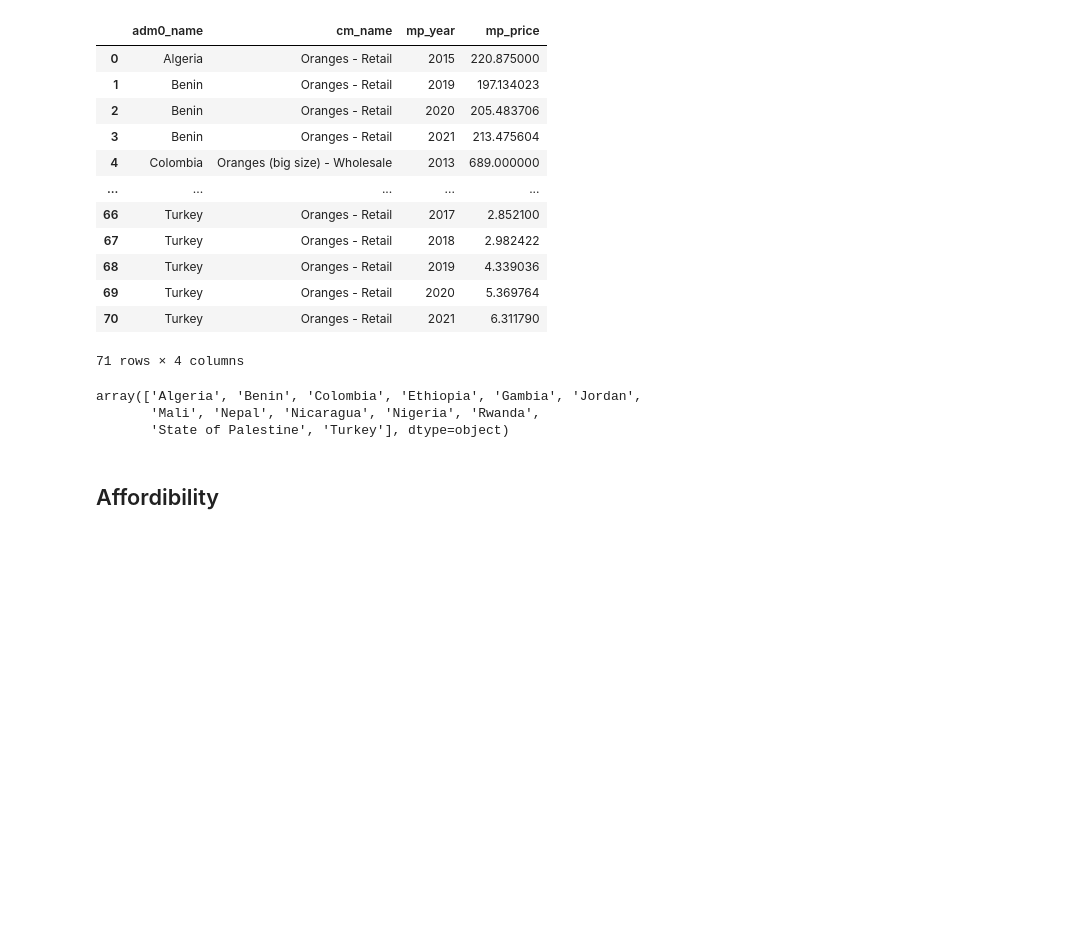
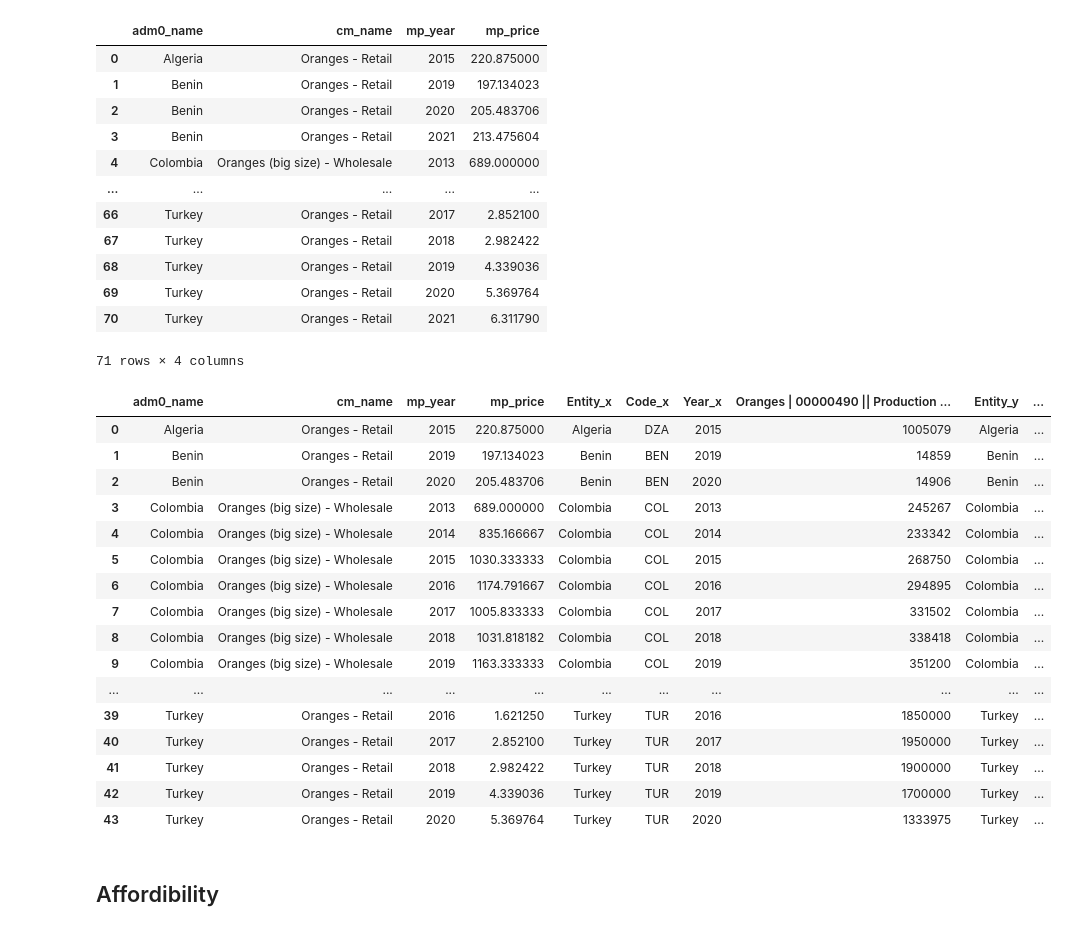
Before and after one commit to roveen001/gfa, a Jupyter notebook: gfa.ipynb, the cells around one changed output. Saved outputs shown, nothing was run; the diff lists cells and outputs as text; code cells hidden in the pictures; blank space fills up the shorter version.

```diff
--- a/gfa.ipynb
+++ b/gfa.ipynb
@@ -20,5 +20,4 @@ rice_pn = pd.read_csv('drive/MyDrive/Colab Notebooks/gfa/rice-production.csv')
 orange_pn = pd.read_csv('drive/MyDrive/Colab Notebooks/gfa/orange-production.csv')
 # %%
 # GDP
-gpd = pd.read_csv('drive/MyDrive/Colab Notebooks/gfa/annual-food-expenditure-per-person-vs-gdp-per-capita.csv' )
-gpd.head()
+gdp = pd.read_csv('drive/MyDrive/Colab Notebooks/gfa/annual-food-expenditure-per-person-vs-gdp-per-capita.csv' )
@@ -32,6 +24,6 @@ gpd.head()
 # %%
 # Food pricing
-fp = pd.read_csv('drive/MyDrive/Colab Notebooks/gfa/global_food_prices.csv')
+fp = pd.read_csv('drive/MyDrive/Colab Notebooks/gfa/global_food_prices.csv', low_memory=False)
 fp
 # %% [output]
 |  | adm0_id | adm0_name | adm1_id | adm1_name | mkt_id | mkt_name | cm_id | cm_name | cur_id | cur_name | ... |
@@ -193,9 +193,25 @@ orange_pr
 | 69 | Turkey | Oranges - Retail | 2020 | 5.369764 |
 | 70 | Turkey | Oranges - Retail | 2021 | 6.311790 |
 71 rows × 4 columns
-# %%
-orange_pr.adm0_name.unique()
-# %% [output]
-array(['Algeria', 'Benin', 'Colombia', 'Ethiopia', 'Gambia', 'Jordan',
-       'Mali', 'Nepal', 'Nicaragua', 'Nigeria', 'Rwanda',
-       'State of Palestine', 'Turkey'], dtype=object)
+# %%
+orange_pr = orange_pr.merge(orange_pn,left_on=['adm0_name','mp_year'],right_on=['Entity','Year'])
+orange_pr = orange_pr.merge(gdp,left_on=['adm0_name','mp_year'],right_on=['Entity','Year'])
+orange_pr
+# %% [output]
+|  | adm0_name | cm_name | mp_year | mp_price | Entity_x | Code_x | Year_x | Oranges | 00000490 || Production ... | Entity_y | ... |
+| 0 | Algeria | Oranges - Retail | 2015 | 220.875000 | Algeria | DZA | 2015 | 1005079 | Algeria | ... |
+| 1 | Benin | Oranges - Retail | 2019 | 197.134023 | Benin | BEN | 2019 | 14859 | Benin | ... |
+| 2 | Benin | Oranges - Retail | 2020 | 205.483706 | Benin | BEN | 2020 | 14906 | Benin | ... |
+| 3 | Colombia | Oranges (big size) - Wholesale | 2013 | 689.000000 | Colombia | COL | 2013 | 245267 | Colombia | ... |
+| 4 | Colombia | Oranges (big size) - Wholesale | 2014 | 835.166667 | Colombia | COL | 2014 | 233342 | Colombia | ... |
+| 5 | Colombia | Oranges (big size) - Wholesale | 2015 | 1030.333333 | Colombia | COL | 2015 | 268750 | Colombia | ... |
+| 6 | Colombia | Oranges (big size) - Wholesale | 2016 | 1174.791667 | Colombia | COL | 2016 | 294895 | Colombia | ... |
+| 7 | Colombia | Oranges (big size) - Wholesale | 2017 | 1005.833333 | Colombia | COL | 2017 | 331502 | Colombia | ... |
+| 8 | Colombia | Oranges (big size) - Wholesale | 2018 | 1031.818182 | Colombia | COL | 2018 | 338418 | Colombia | ... |
+| 9 | Colombia | Oranges (big size) - Wholesale | 2019 | 1163.333333 | Colombia | COL | 2019 | 351200 | Colombia | ... |
+| ... | ... | ... | ... | ... | ... | ... | ... | ... | ... | ... |
+| 39 | Turkey | Oranges - Retail | 2016 | 1.621250 | Turkey | TUR | 2016 | 1850000 | Turkey | ... |
+| 40 | Turkey | Oranges - Retail | 2017 | 2.852100 | Turkey | TUR | 2017 | 1950000 | Turkey | ... |
+| 41 | Turkey | Oranges - Retail | 2018 | 2.982422 | Turkey | TUR | 2018 | 1900000 | Turkey | ... |
+| 42 | Turkey | Oranges - Retail | 2019 | 4.339036 | Turkey | TUR | 2019 | 1700000 | Turkey | ... |
+| 43 | Turkey | Oranges - Retail | 2020 | 5.369764 | Turkey | TUR | 2020 | 1333975 | Turkey | ... |
```
Also changed, not shown: parts of 18 cells of this notebook.
